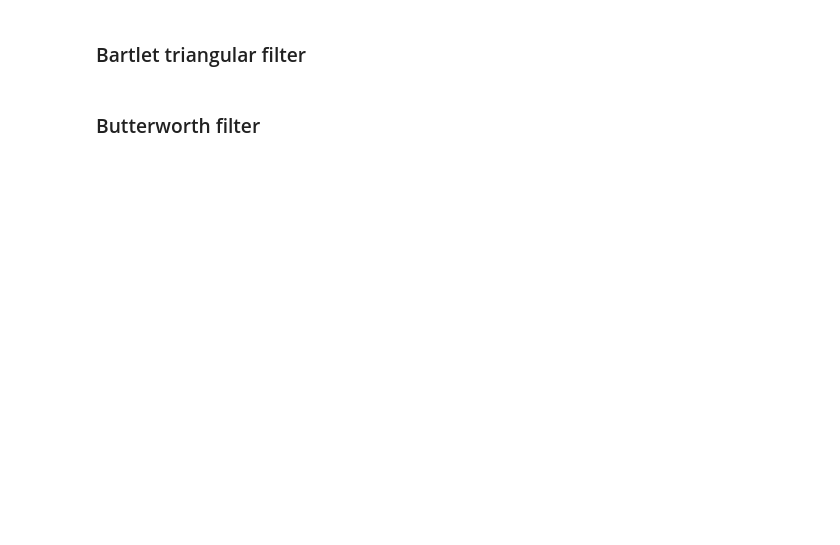
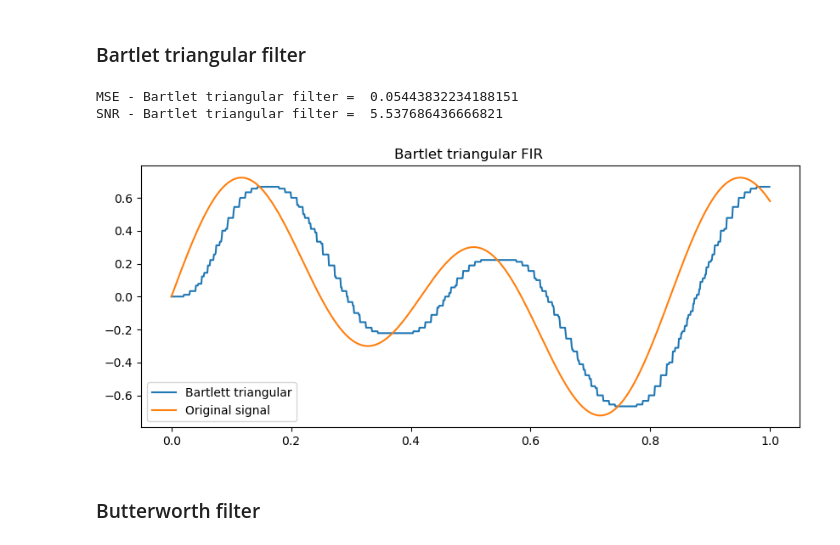
Before and after one commit to lindafabs/Semester-Project, a Jupyter notebook: binary_quant_copy.ipynb, the cells around one changed output. Drawn from its saved outputs; the diff is of its cells as text; code cells hidden in the pictures; blank space fills up the shorter version.

```diff
--- a/binary_quant_copy.ipynb
+++ b/binary_quant_copy.ipynb
@@ -273,17 +225,13 @@ def bartlett_triang(x, M, q_sig, delay ):
 # %%
-K = 10
-delay = 12
-
-corr = 0.25
-
-q_test = q.quantize(test_func(x))
-y_b = bartlett_triang(x, K, q_test, delay)
-
-plt.plot(x[:-1-16], y_b[16:], label='Bartlett triangular')
+plt.plot(x[:-1], y_bart_class, label='Bartlett triangular')
 plt.plot(x, test_func(x),  label='Original signal')
-plt.title('Simple moving average FIR ')
+plt.title('Bartlet triangular FIR ')
 plt.legend()
 
-perform(y_b, test_func(x)[:-1], filter_list[3])
+perform(y_bart_class, test_func(x)[:-1], filter_list[3])
+# %% [output]
+MSE - Bartlet triangular filter =  0.05443832234188151
+SNR - Bartlet triangular filter =  5.537686436666821
+[figure, added]
 # %% [markdown]
 ### Butterworth filter
```
Also changed, not shown: parts of 19 cells of this notebook, 1 other file.
